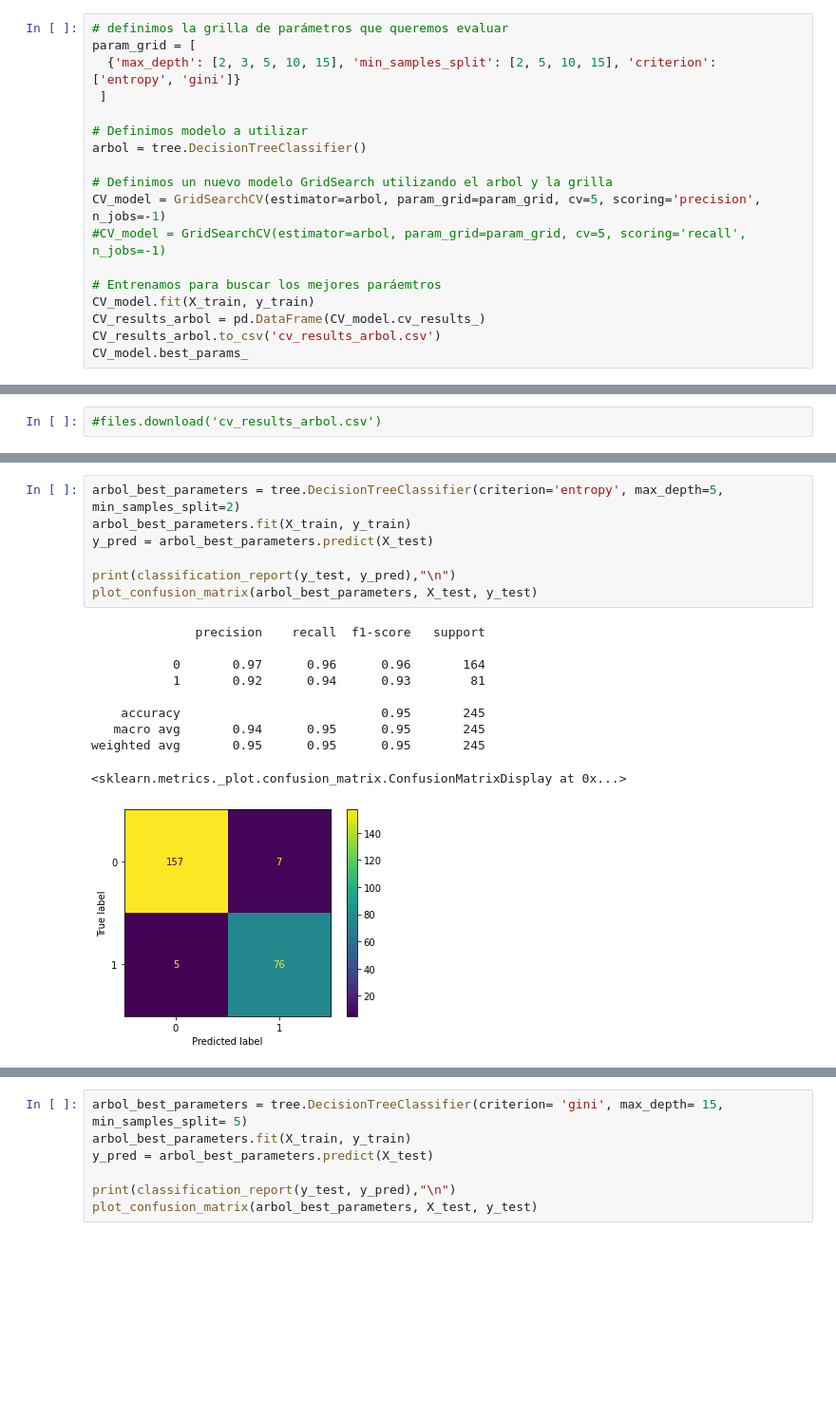
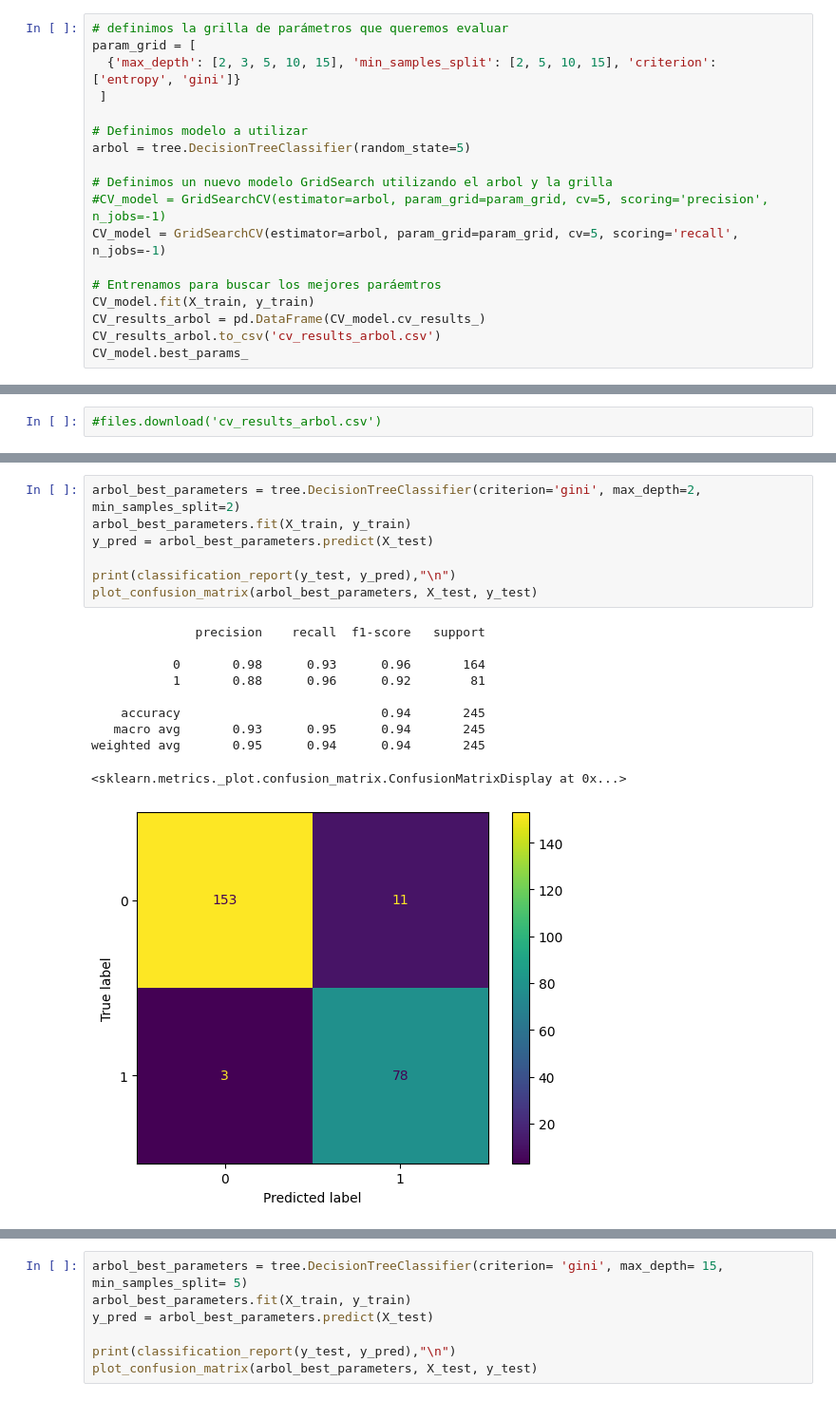
Before and after one commit to federicoalonso/machine-learning, a Jupyter notebook: 4_Metricas_CrossValidation/4_Metricas_CrossValidation.ipynb, the cells around one changed output, grey strips where cells are left out. Shown: that part at 95% size. Drawn from its saved outputs; the diff is of its cells as text; blank space fills up the shorter version.

```diff
--- a/4_Metricas_CrossValidation/4_Metricas_CrossValidation.ipynb
+++ b/4_Metricas_CrossValidation/4_Metricas_CrossValidation.ipynb
@@ -377,11 +378,11 @@ param_grid = [
  ]
 
 # Definimos modelo a utilizar
-arbol = tree.DecisionTreeClassifier()
+arbol = tree.DecisionTreeClassifier(random_state=5)
 
 # Definimos un nuevo modelo GridSearch utilizando el arbol y la grilla
-CV_model = GridSearchCV(estimator=arbol, param_grid=param_grid, cv=5, scoring='precision', n_jobs=-1)
-#CV_model = GridSearchCV(estimator=arbol, param_grid=param_grid, cv=5, scoring='recall', n_jobs=-1)
+#CV_model = GridSearchCV(estimator=arbol, param_grid=param_grid, cv=5, scoring='precision', n_jobs=-1)
+CV_model = GridSearchCV(estimator=arbol, param_grid=param_grid, cv=5, scoring='recall', n_jobs=-1)
 
 # Entrenamos para buscar los mejores paráemtros
 CV_model.fit(X_train, y_train)
@@ -420,18 +412,18 @@ CV_results_arbol.head()
 # %%
-arbol_best_parameters = tree.DecisionTreeClassifier(criterion='entropy', max_depth=5, min_samples_split=2)
+arbol_best_parameters = tree.DecisionTreeClassifier(criterion='gini', max_depth=2, min_samples_split=2)
 arbol_best_parameters.fit(X_train, y_train)
 y_pred = arbol_best_parameters.predict(X_test)
 
 print(classification_report(y_test, y_pred),"\n")
 plot_confusion_matrix(arbol_best_parameters, X_test, y_test)
 # %% [output]
               precision    recall  f1-score   support
 
-           0       0.97      0.96      0.96       164
-           1       0.92      0.94      0.93        81
+           0       0.98      0.93      0.96       164
+           1       0.88      0.96      0.92        81
 
-    accuracy                           0.95       245
-   macro avg       0.94      0.95      0.95       245
-weighted avg       0.95      0.95      0.95       245
+    accuracy                           0.94       245
+   macro avg       0.93      0.95      0.94       245
+weighted avg       0.95      0.94      0.94       245
 <sklearn.metrics._plot.confusion_matrix.ConfusionMatrixDisplay at 0x...>
-[figure, old version]
+[figure, new version]
```
Also changed, not shown: parts of 16 cells of this notebook, 10 other files.
